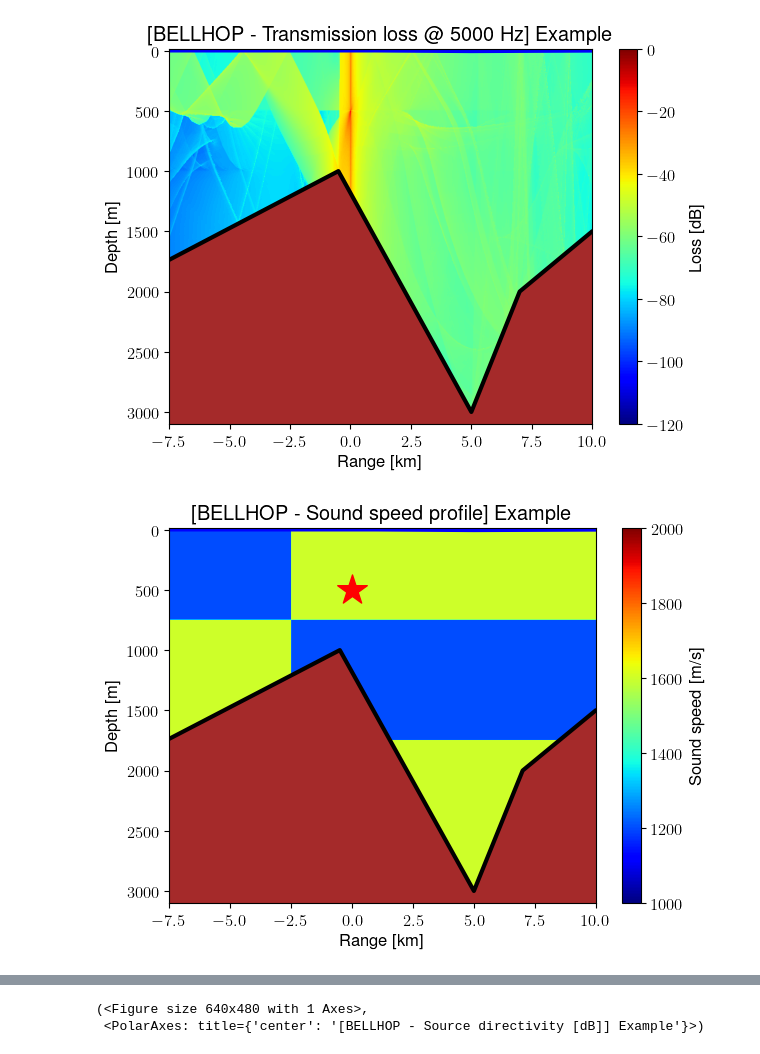
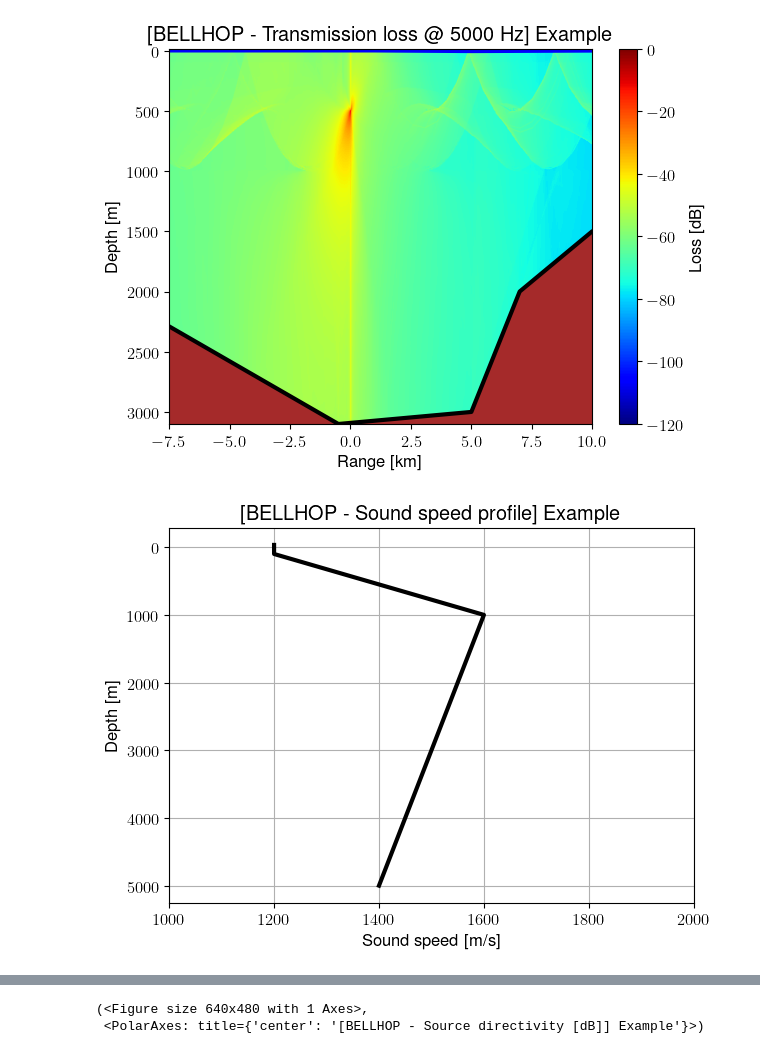
Before and after one commit to ErVuL/uAcoustics, a Jupyter notebook: python/BELLHOP.ipynb, the cells around one changed output, grey strips where cells are left out. Drawn from its saved outputs; the diff is of its cells as text; code cells hidden in the pictures.

Commit message:
Single sided SSP bug fix for BELLHOP.

```diff
--- a/python/BELLHOP.ipynb
+++ b/python/BELLHOP.ipynb
@@ -15,15 +15,12 @@ surfaceWaveLength = 7 # m
 top_range         = np.array([-13000, 1000, 5000, 10000])
 top_interface     = surfaceWaveHeight*np.sin(2*np.pi/surfaceWaveLength*top_range)
 
-ssp_range = np.array([-5000, 0, 5000])
-ssp_depth = np.array([100, 500, 1000, 2500])
-ssp       = np.array([[1200,  1600, 1600],
-                      [1200,  1600, 1600],
-                      [1600,  1200, 1200],
-                      [1600,  1600, 1600]])
+ssp_range = 0
+ssp_depth = np.array([100, 1000, 5000])
+ssp       = np.array([1200, 1600, 1400])
 
 bot_range     = np.array([-10000, -500, 5000, 7000, 10000])
-bot_interface = np.array([2000, 1000, 3000, 2000, 1500])
+bot_interface = np.array([2000, 3100, 3000, 2000, 1500])
 
 env = pm.make_env2d(
 
@@ -50,7 +47,7 @@ env = pm.make_env2d(
         ssp             = ssp,                                                 # m/s
 
         # OALIB: Sound speed interpolation
-        ssp_interp      = 'quadrilatteral',
+        ssp_interp      = 'c-linear',
 
         # ALL: Source freq and depth
         tx_freq         = tx_freq,                                             # Hz
@@ -68,35 +65,35 @@ env = pm.make_env2d(
         # OALIB: Bottom boundary
         bot_boundary    = 'acousto-elastic',
         attn_unit       = 'dB/wavelength',
         bot_roughness   = 0.2,                                                 # m (rms)
         bot_density     = 2.75,                                                # g/cm3
         bot_PwaveSpeed  = 6000,                                                # m/s
         bot_SwaveSpeed  = 3500,                                                # m/s
         bot_PwaveAttn   = 0.02,                                                # dB/wavelength
         bot_SwaveAttn   = 0.02,                                                # dB/wavelength
         )
 
 BELLHOP = pm.BELLHOP(env)
 BELLHOP.compute_transmission_loss()
 
 BELLHOP.plot_transmission_loss()
 BELLHOP.plot_ssp(vmin=1000, vmax=2000)
 
-env['rx_range'] = -2000
+env['rx_range'] = 8000
 env['rx_depth'] = 250
 env = pm.make_env2d(**env)
 env = BELLHOP.set_env(env)
 
 BELLHOP.compute_arrivals()
 BELLHOP.compute_impulse_respsonse(fs=24000, nArrival=100)
 BELLHOP.compute_eigen_rays()
 BELLHOP.compute_rays()
 
 BELLHOP.plot_arrivals(nArrival=50)
 BELLHOP.plot_impulse_response(nArrival=50)
-BELLHOP.plot_eigen_rays(nRay=100)
-BELLHOP.plot_rays(nRay=50)
+BELLHOP.plot_eigen_rays(nRay=12)
+BELLHOP.plot_rays(nRay=12)
 BELLHOP.plot_beam()
 # %% [output]
-[figure, old version]
+[figure, new version]
-[figure, old version]
+[figure, new version]
```
Also changed, not shown: parts of 1 cell of this notebook, 1 other file.
